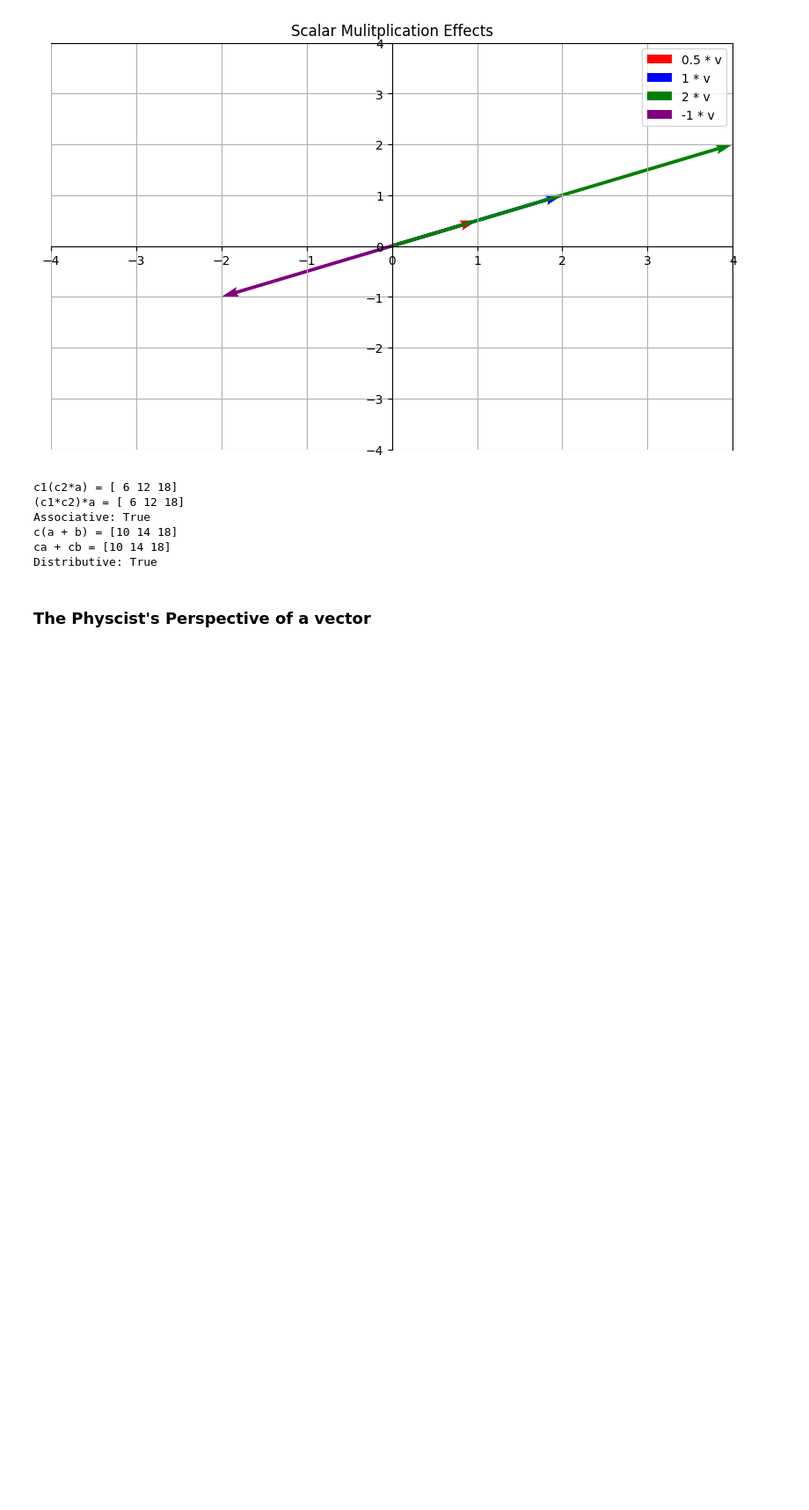
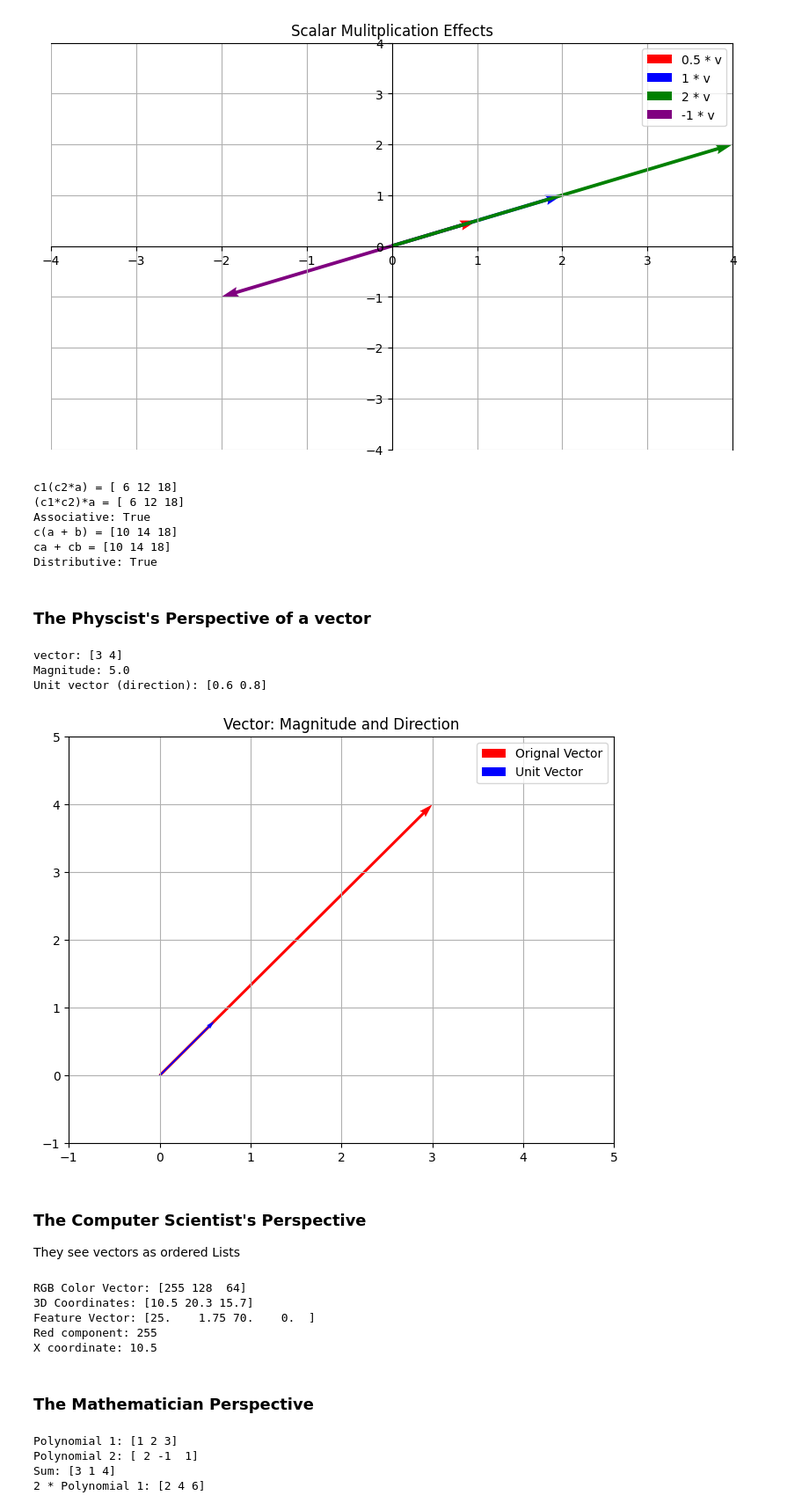
Before and after one commit to KudoroEsther/Files-Data_Analysis-, a Jupyter notebook: Numpy_work/Linear_Algebra_with_Numpy.ipynb, the cells around one changed output. Shown at 88% size. Cells and saved outputs as stored; diff of their text form; code cells hidden in the pictures; blank space fills up the shorter version.

```diff
--- a/Numpy_work/Linear_Algebra_with_Numpy.ipynb
+++ b/Numpy_work/Linear_Algebra_with_Numpy.ipynb
@@ -185,3 +185,79 @@ ca + cb = [10 14 18]
 Distributive: True
 # %% [markdown]
 ### The Physcist's Perspective of a vector
+# %%
+#The physicist's view: vectors as arrows in space
+vector_a = np.array([3,4])
+#this gets the squareroot of the squares of 3 and 4 added together
+magnitude = np.linalg.norm(vector_a)
+print(f"vector: {vector_a}")
+print(f"Magnitude: {magnitude}")
+
+#Direction (unit vector)
+unit_vector = vector_a/magnitude
+print(f"Unit vector (direction): {unit_vector}")
+
+#Visualization
+plt.figure(figsize=(8,6))
+plt.quiver(0,0, vector_a[0], vector_a[1], angles='xy', scale_units='xy', scale=1, color='red', width= 0.005)
+plt.quiver(0,0, unit_vector[0], unit_vector[1], angles='xy', scale_units='xy', scale=1, color='blue', width= 0.003)
+plt.xlim(-1,5)
+plt.ylim(-1,5)
+plt.grid(True)
+plt.title("Vector: Magnitude and Direction")
+plt.legend(['Orignal Vector', 'Unit Vector'])
+plt.show()
+# %% [output]
+vector: [3 4]
+Magnitude: 5.0
+Unit vector (direction): [0.6 0.8]
+[figure, added]
+# %% [markdown]
+### The Computer Scientist's Perspective
+They see vectors as ordered Lists
+# %%
+#Computer scientist's view: vectors as lists/arrays
+rgb_color = np.array([255, 128, 64]) #RGB color values
+coordinates = np.array([10.5, 20.3, 15.7]) #3D coordinates
+features = np.array([25, 1.75, 70, 0]) #Age, height, weight, gender
+
+print(f"RGB Color Vector: {rgb_color}")
+print(f"3D Coordinates: {coordinates}")
+print(f"Feature Vector: {features}")
+
+#Accessing elements like a list
+print(f"Red component: {rgb_color[0]}")
+print(f"X coordinate: {coordinates[0]}")
+# %% [output]
+RGB Color Vector: [255 128  64]
+3D Coordinates: [10.5 20.3 15.7]
+Feature Vector: [25.    1.75 70.    0.  ]
+Red component: 255
+X coordinate: 10.5
+# %% [markdown]
+### The Mathematician Perspective
+# %%
+#Mathematician's view: vectors as abstract objects
+#Example 1: Polynomials as vectors
+#p(x) = 3x^2 +2x + 1 represented as [1,2,3] (coefficients)
+poly1 = np.array([1,2,3]) # 1 +2x + 3x^2
+poly2 = np.array([2,-1, 1]) # 2 -x + x^2
+
+#vector addition for polynomials
+poly_sum = poly1 + poly2
+print(f"Polynomial 1: {poly1}")
+print(f"Polynomial 2: {poly2}")
+print(f"Sum: {poly_sum}")
+
+#Scalar multiplication for polynomials
+scalar = 2
+poly_scaled = scalar * poly1
+print(f"2 * Polynomial 1: {poly_scaled}")
+
+
+#Example 2: Functions as variables
+# %% [output]
+Polynomial 1: [1 2 3]
+Polynomial 2: [ 2 -1  1]
+Sum: [3 1 4]
+2 * Polynomial 1: [2 4 6]
```
